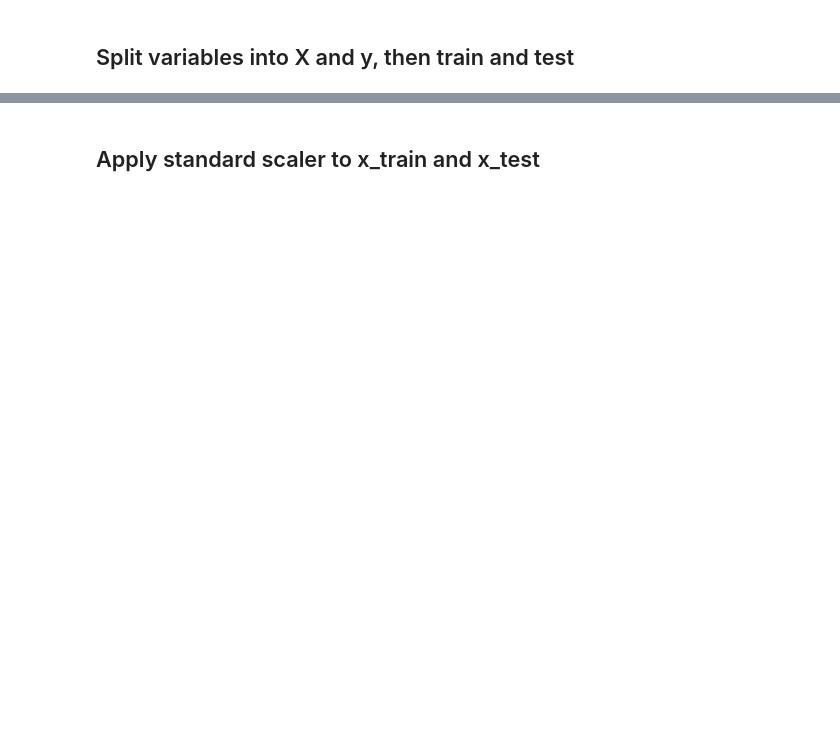
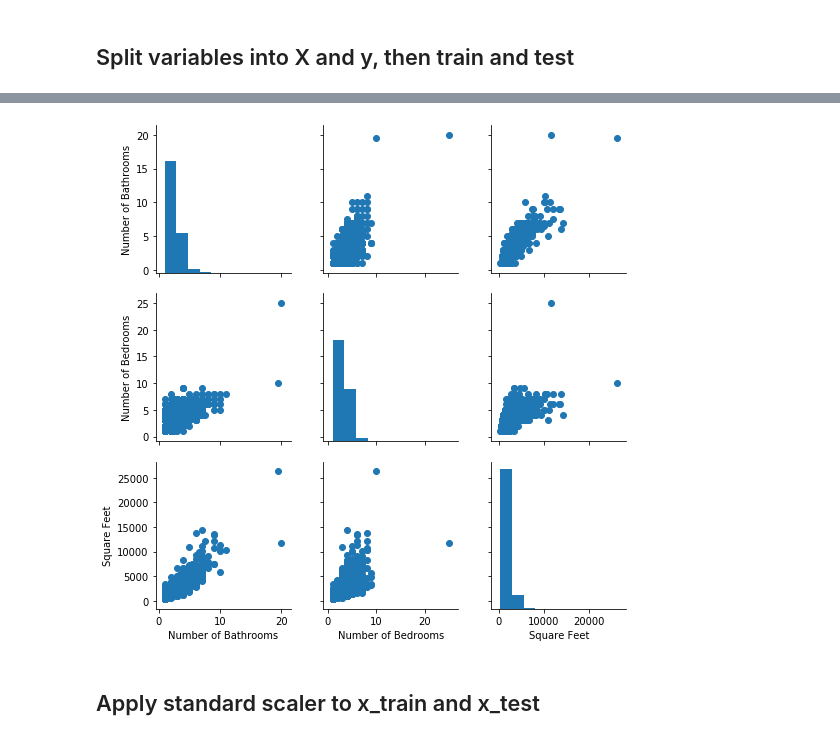
Before and after one commit to soslin/zillow-project, a Jupyter notebook: zillow_project.ipynb, the cells around one changed output, grey strips where cells are left out. Cells and saved outputs as stored; diff of their text form; code cells hidden in the pictures; blank space fills up the shorter version.

```diff
--- a/zillow_project.ipynb
+++ b/zillow_project.ipynb
@@ -139,6 +144,12 @@ y_test.head()
 | 1185 | 227220.0 |
 | 9415 | 220308.0 |
 | 6987 | 395686.0 |
+# %%
+g = sns.PairGrid(x_train)
+g.map_diag(plt.hist)
+g.map_offdiag(plt.scatter);
+# %% [output]
+[figure, added]
 # %% [markdown]
 ## Apply standard scaler to x_train and x_test
 # %%
```
Also changed, not shown: parts of 25 cells of this notebook, 3 other files.
